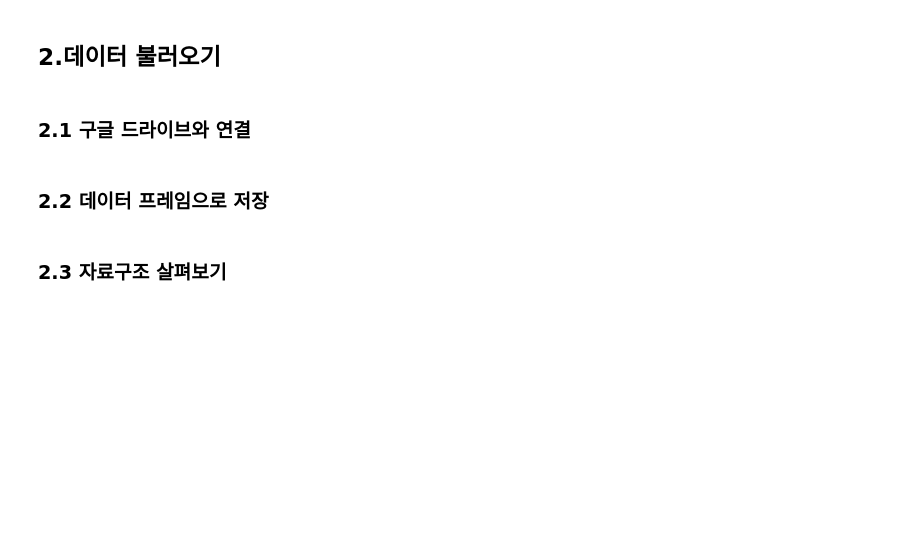
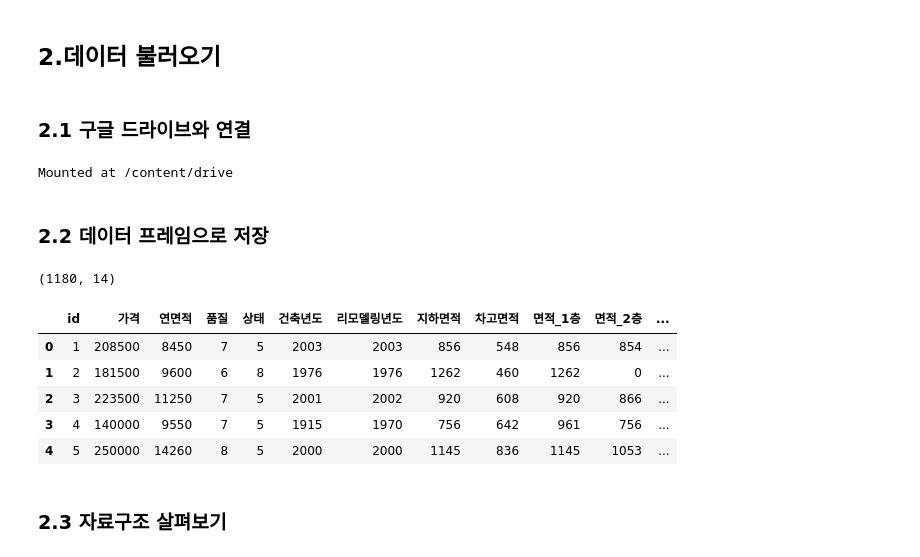
Before and after one commit to va4756/big_RaeJung, a Jupyter notebook: MachineLearning_이상철_ML01.ipynb, the cells around one changed output. Drawn from its saved outputs; the diff is of its cells as text; code cells hidden in the pictures; blank space fills up the shorter version.

Commit message:
Colab을 통해 생성됨

```diff
--- a/MachineLearning_이상철_ML01.ipynb
+++ b/MachineLearning_이상철_ML01.ipynb
@@ -709,7 +729,24 @@ num: 3.50000, 이름:홍길동
 ## 2.데이터 불러오기
 # %% [markdown]
 ### 2.1 구글 드라이브와 연결
+# %%
+from google.colab import drive
+drive.mount('/content/drive')
+# %% [output]
+Mounted at /content/drive
 # %% [markdown]
 ### 2.2 데이터 프레임으로 저장
+# %%
+housing_df = pd.read_csv('/content/주택가격.csv', encoding='cp949')
+print(housing_df.shape)
+housing_df.head()
+# %% [output]
+(1180, 14)
+|  | id | 가격 | 연면적 | 품질 | 상태 | 건축년도 | 리모델링년도 | 지하면적 | 차고면적 | 면적_1층 | 면적_2층 | ... |
+| 0 | 1 | 208500 | 8450 | 7 | 5 | 2003 | 2003 | 856 | 548 | 856 | 854 | ... |
+| 1 | 2 | 181500 | 9600 | 6 | 8 | 1976 | 1976 | 1262 | 460 | 1262 | 0 | ... |
+| 2 | 3 | 223500 | 11250 | 7 | 5 | 2001 | 2002 | 920 | 608 | 920 | 866 | ... |
+| 3 | 4 | 140000 | 9550 | 7 | 5 | 1915 | 1970 | 756 | 642 | 961 | 756 | ... |
+| 4 | 5 | 250000 | 14260 | 8 | 5 | 2000 | 2000 | 1145 | 836 | 1145 | 1053 | ... |
 # %% [markdown]
 ### 2.3 자료구조 살펴보기
```
Also changed, not shown: parts of 9 cells of this notebook.
